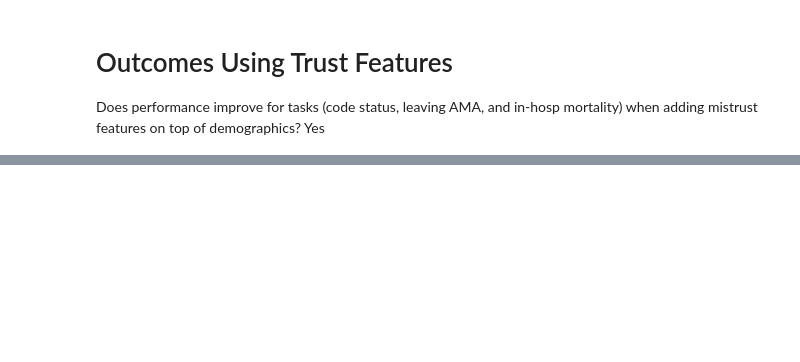
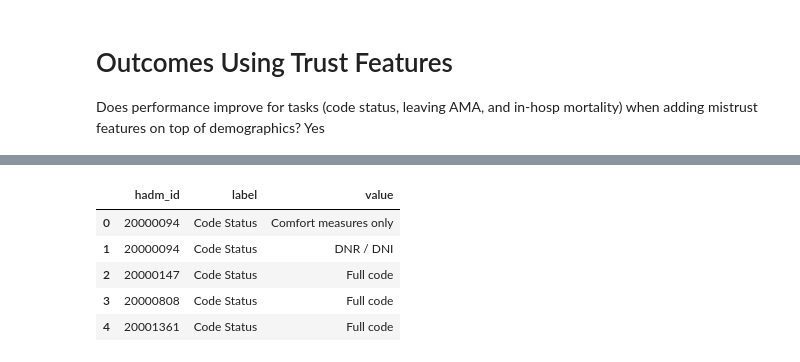
Before and after one commit to damphessian/eol-mistrust, a Jupyter notebook: code/outcomes_ml.ipynb, the cells around one changed output, grey strips where cells are left out. Cells and saved outputs as stored; diff of their text form; code cells hidden in the pictures; blank space fills up the shorter version.

```diff
--- a/code/outcomes_ml.ipynb
+++ b/code/outcomes_ml.ipynb
@@ -101,7 +101,13 @@ print(strftime("%Y-%m-%d %H:%M:%S", gmtime()))
 
 # LABEL: code status
 
-code_query = "select distinct hadm_id,label,value from mimiciii.chartevents c JOIN mimiciii.d_items i on i.itemid=c.itemid where label = 'Code Status'"
+code_query = """
+SELECT DISTINCT hadm_id,label,value
+FROM mimiciv_icu.chartevents c
+JOIN mimiciv_icu.d_items i
+ON i.itemid = c.itemid
+WHERE label = 'Code Status';
+"""
 code_status = pd.read_sql_query(code_query, con)
 
 # binary labels
@@ -114,5 +120,5 @@ for i,row in tqdm.tqdm(code_status.iterrows()):
             label = 'Full Code'
     code_labels[row.hadm_id] = label
 
-#ode_status.head()
+code_status.head()
 # %% [output]
@@ -120,3 +126,9 @@ for i,row in tqdm.tqdm(code_status.iterrows()):
+|  | hadm_id | label | value |
+| 0 | 20000094 | Code Status | Comfort measures only |
+| 1 | 20000094 | Code Status | DNR / DNI |
+| 2 | 20000147 | Code Status | Full code |
+| 3 | 20000808 | Code Status | Full code |
+| 4 | 20001361 | Code Status | Full code |
 # %%
 print(set(code_status['value'].values))
 # %% [output]
```
Also changed, not shown: parts of 12 cells of this notebook.
